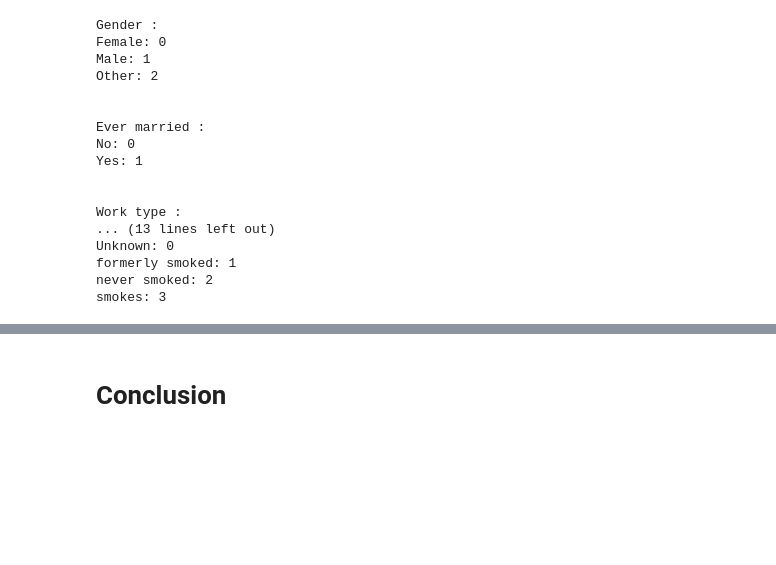
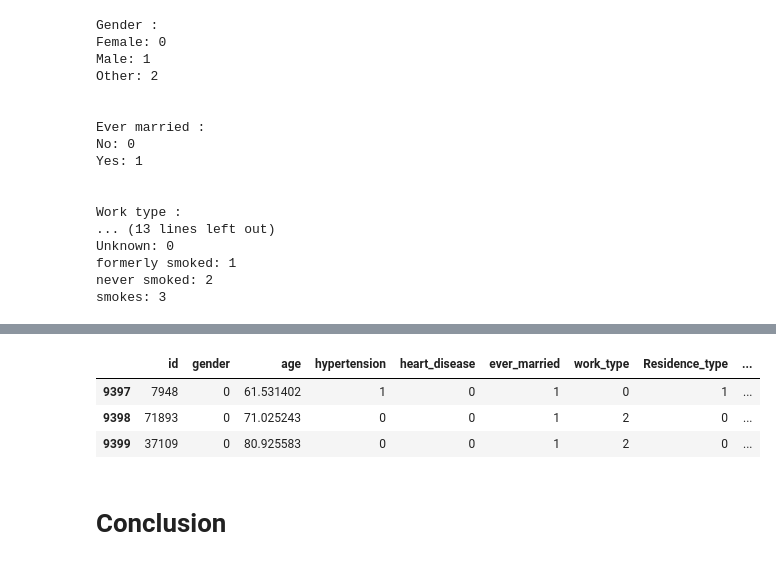
Before and after one commit to Aimen-prog/stroke-alert, a Jupyter notebook: stroke_alert.ipynb, the cells around one changed output, grey strips where cells are left out. Saved outputs shown, nothing was run; the diff lists cells and outputs as text; code cells hidden in the pictures; blank space fills up the shorter version.

Commit message:
starting data viz

```diff
--- a/stroke_alert.ipynb
+++ b/stroke_alert.ipynb
@@ -190,2 +208,9 @@ Nombre d'AVC (après SMOTE) : 4700
+# %%
+healthcare_data.tail(3)
+# %% [output]
+|  | id | gender | age | hypertension | heart_disease | ever_married | work_type | Residence_type | ... |
+| 9397 | 7948 | 0 | 61.531402 | 1 | 0 | 1 | 0 | 1 | ... |
+| 9398 | 71893 | 0 | 71.025243 | 0 | 0 | 1 | 2 | 0 | ... |
+| 9399 | 37109 | 0 | 80.925583 | 0 | 0 | 1 | 2 | 0 | ... |
 # %% [markdown]
 # Conclusion
```
Also changed, not shown: parts of 3 cells of this notebook.
